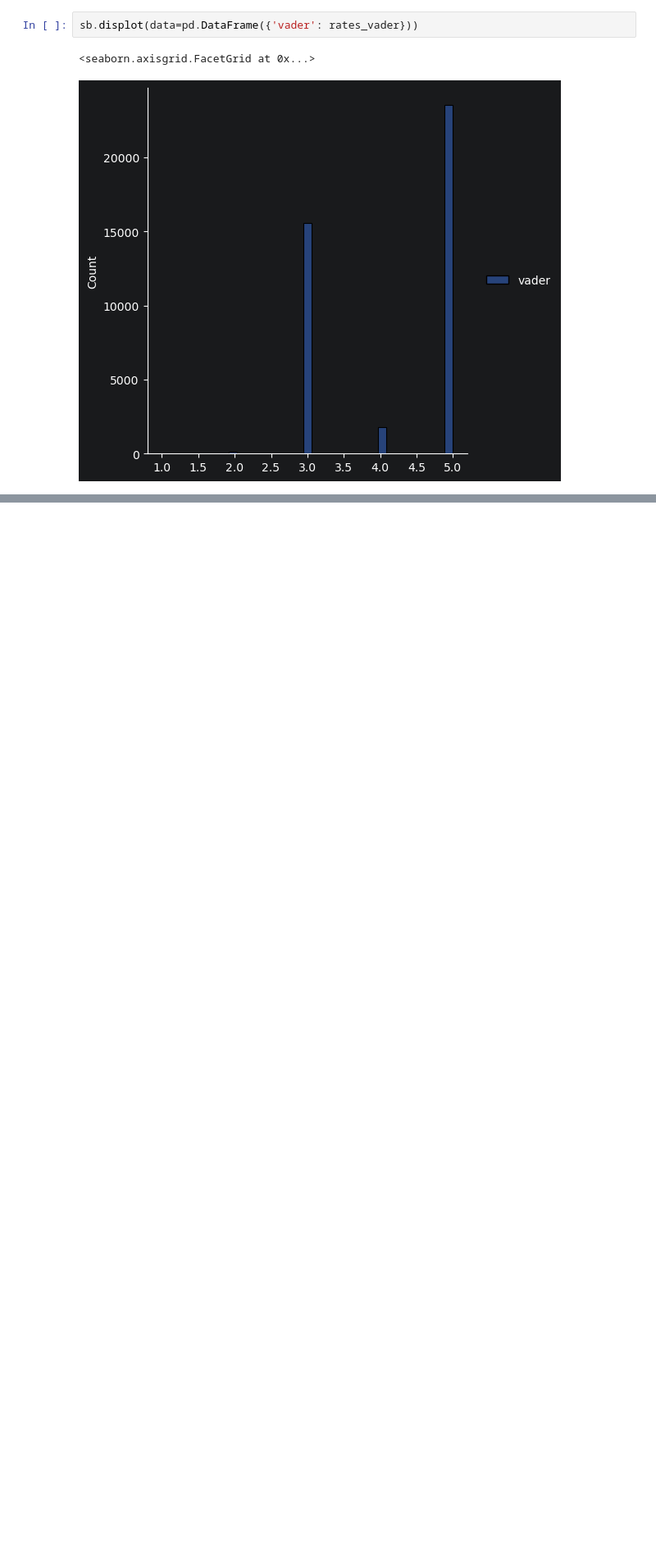
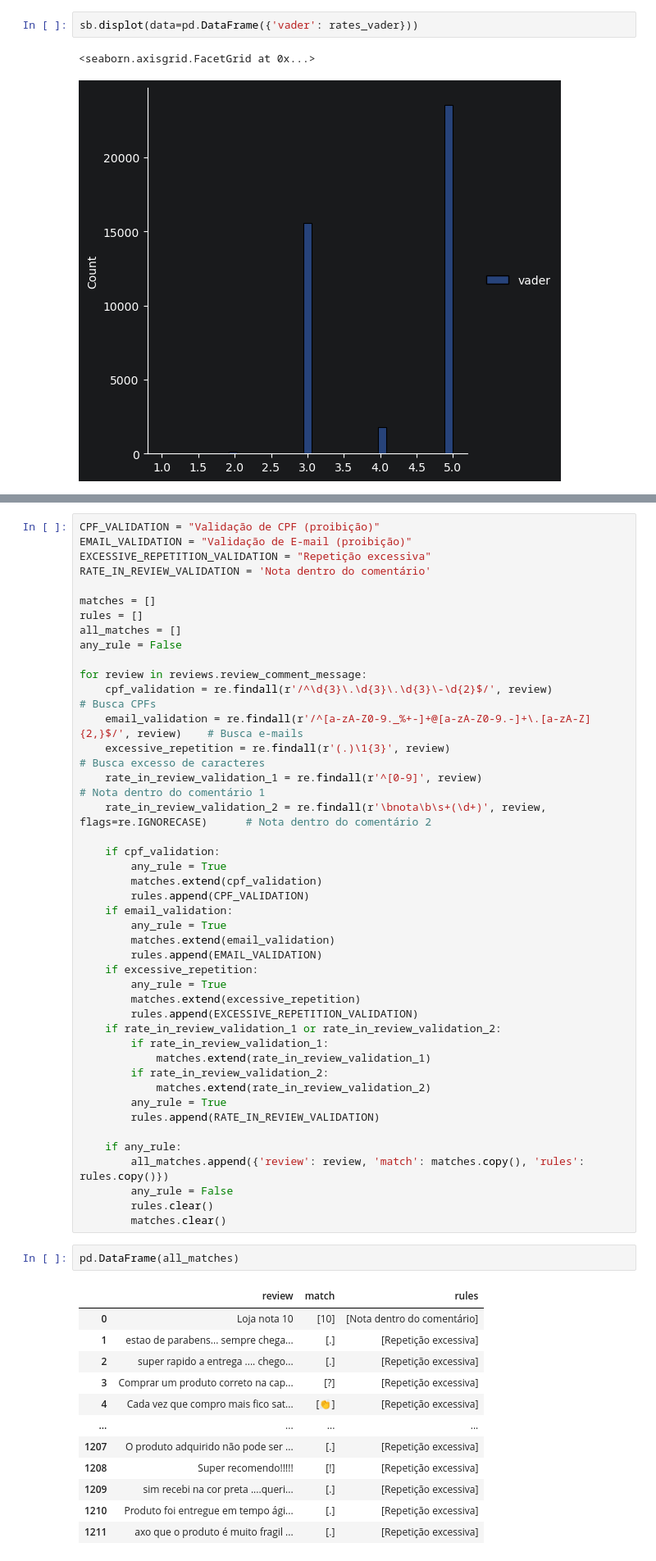
Before and after one commit to rabreu/Infnet-MIT-IA-PLN-PD_26E2_, a Jupyter notebook: Renata_Braga_de_Abreu_sistemas-cognitivos-linguagem-natural_pln.pdf.ipynb, the cells around one changed output, grey strips where cells are left out. Shown at 82% size. Saved outputs shown, nothing was run; the diff lists cells and outputs as text; blank space fills up the shorter version.

```diff
--- a/Renata_Braga_de_Abreu_sistemas-cognitivos-linguagem-natural_pln.pdf.ipynb
+++ b/Renata_Braga_de_Abreu_sistemas-cognitivos-linguagem-natural_pln.pdf.ipynb
@@ -460,0 +424,58 @@ sb.displot(data=pd.DataFrame({'dados reais': reviews.review_score}))
+# %%
+CPF_VALIDATION = "Validação de CPF (proibição)"
+EMAIL_VALIDATION = "Validação de E-mail (proibição)"
+EXCESSIVE_REPETITION_VALIDATION = "Repetição excessiva"
+RATE_IN_REVIEW_VALIDATION = 'Nota dentro do comentário'
+
+matches = []
+rules = []
+all_matches = []
+any_rule = False
+
+for review in reviews.review_comment_message:
+    cpf_validation = re.findall(r'/^\d{3}\.\d{3}\.\d{3}\-\d{2}$/', review)                          # Busca CPFs
+    email_validation = re.findall(r'/^[a-zA-Z0-9._%+-]+@[a-zA-Z0-9.-]+\.[a-zA-Z]{2,}$/', review)    # Busca e-mails
+    excessive_repetition = re.findall(r'(.)\1{3}', review)                                        # Busca excesso de caracteres
+    rate_in_review_validation_1 = re.findall(r'^[0-9]', review)                                     # Nota dentro do comentário 1
+    rate_in_review_validation_2 = re.findall(r'\bnota\b\s+(\d+)', review, flags=re.IGNORECASE)      # Nota dentro do comentário 2
+
+    if cpf_validation:
+        any_rule = True
+        matches.extend(cpf_validation)
+        rules.append(CPF_VALIDATION)
+    if email_validation:
+        any_rule = True
+        matches.extend(email_validation)
+        rules.append(EMAIL_VALIDATION)
+    if excessive_repetition:
+        any_rule = True
+        matches.extend(excessive_repetition)
+        rules.append(EXCESSIVE_REPETITION_VALIDATION)
+    if rate_in_review_validation_1 or rate_in_review_validation_2:
+        if rate_in_review_validation_1:
+            matches.extend(rate_in_review_validation_1)
+        if rate_in_review_validation_2:
+            matches.extend(rate_in_review_validation_2)
+        any_rule = True
+        rules.append(RATE_IN_REVIEW_VALIDATION)
+
+    if any_rule:
+        all_matches.append({'review': review, 'match': matches.copy(), 'rules': rules.copy()})
+        any_rule = False
+        rules.clear()
+        matches.clear()
+# %%
+pd.DataFrame(all_matches)
+# %% [output]
+|  | review | match | rules |
+| 0 | Loja nota 10 | [10] | [Nota dentro do comentário] |
+| 1 | estao de parabens... sempre chega... | [.] | [Repetição excessiva] |
+| 2 | super rapido a entrega .... chego... | [.] | [Repetição excessiva] |
+| 3 | Comprar um produto correto na cap... | [?] | [Repetição excessiva] |
+| 4 | Cada vez que compro mais fico sat... | [👏] | [Repetição excessiva] |
+| ... | ... | ... | ... |
+| 1207 | O produto adquirido não pode ser ... | [.] | [Repetição excessiva] |
+| 1208 | Super recomendo!!!!! | [!] | [Repetição excessiva] |
+| 1209 | sim recebi na cor preta ....queri... | [.] | [Repetição excessiva] |
+| 1210 | Produto foi entregue em tempo ági... | [.] | [Repetição excessiva] |
+| 1211 | axo que o produto é muito fragil ... | [.] | [Repetição excessiva] |
```
Also changed, not shown: parts of 32 cells of this notebook.
